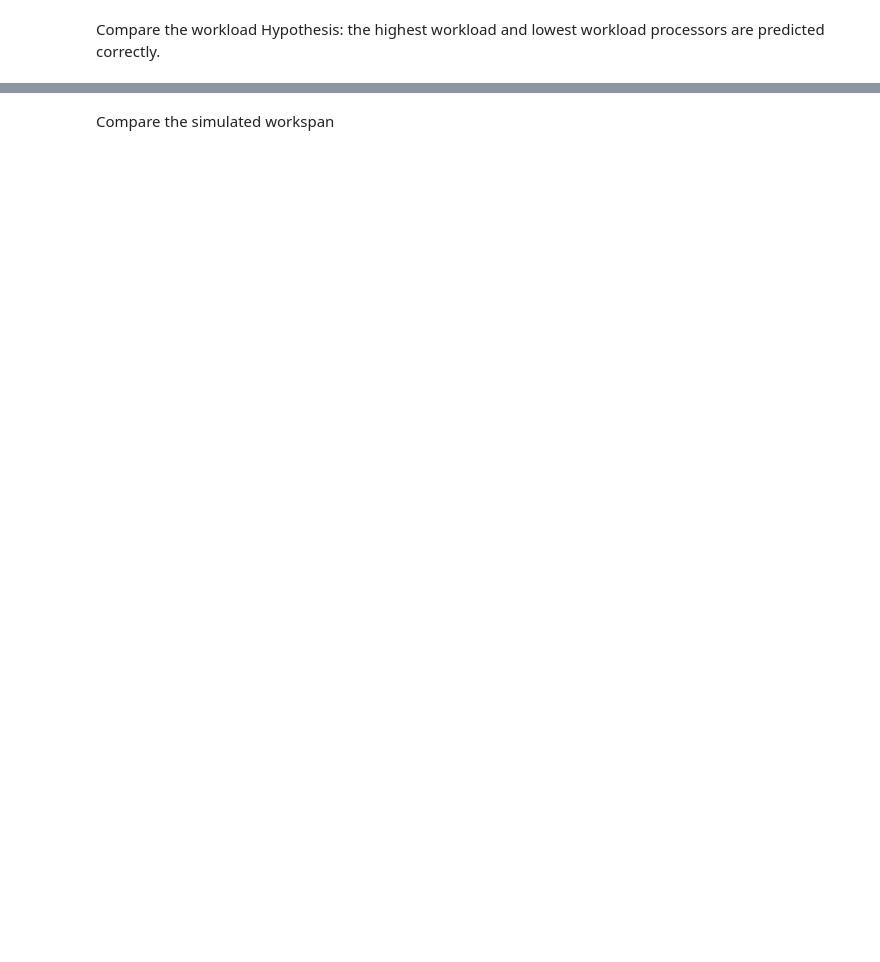
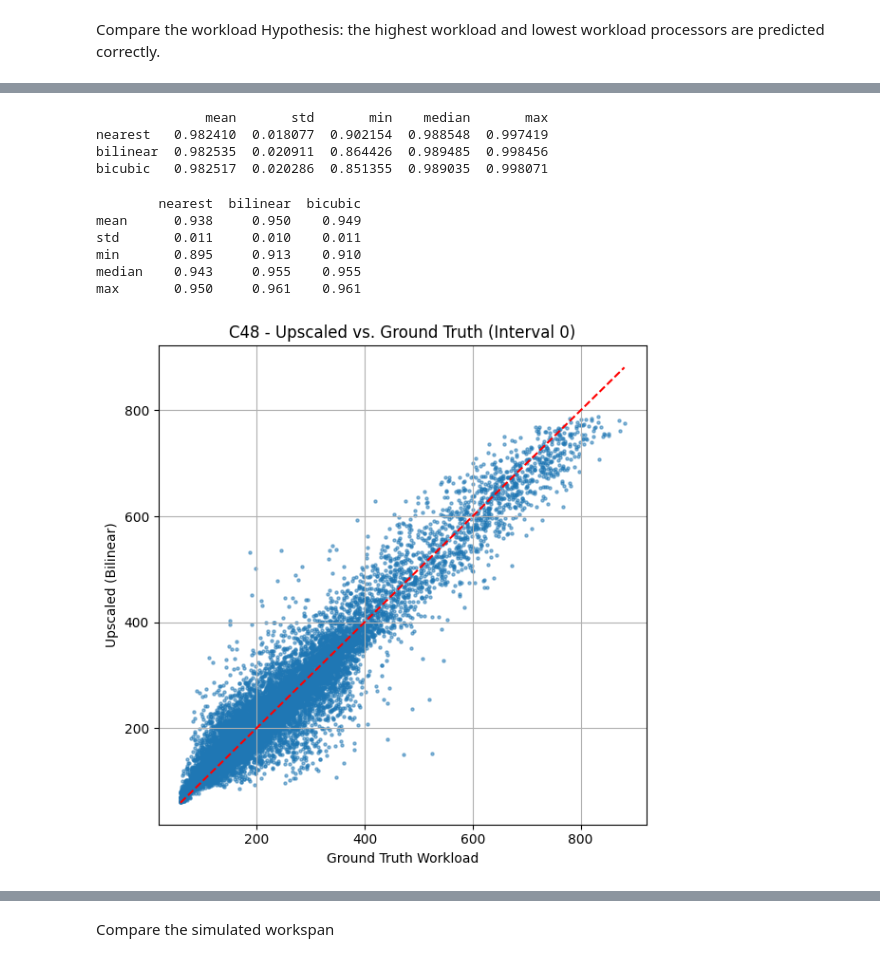
Before and after one commit to Jordan-Sun/simulated-chem, a Jupyter notebook: compare.ipynb, the cells around one changed output, grey strips where cells are left out. Saved outputs shown, nothing was run; the diff lists cells and outputs as text; code cells hidden in the pictures; blank space fills up the shorter version.

```diff
--- a/compare.ipynb
+++ b/compare.ipynb
@@ -94,7 +129,10 @@ Hypothesis: the highest workload and lowest workload processors are predicted co
 # %%
 # Read the workload data
 workload_df = pd.read_csv(f"test/workloads/c{res}.csv", index_col=0, header=0)
-bilinear_workload_df = pd.read_csv(f"test/workloads/bilinear_c24_to_c{res}.csv", index_col=0, header=0)
+
+nearest_workload_df = pd.read_csv(f"temp/workloads/nearest_c24_to_c{res}.csv", index_col=0, header=0)
+bilinear_workload_df = pd.read_csv(f"temp/workloads/bilinear_c24_to_c{res}.csv", index_col=0, header=0)
+bicubic_workload_df = pd.read_csv(f"temp/workloads/bicubic_c24_to_c{res}.csv", index_col=0, header=0)
 
 # Trim the original workload to match the upscaled intervals
 workload_df = workload_df[bilinear_workload_df.columns]
@@ -278,15 +370,5 @@ print(abs_ratio_dev_workload_summary)
 # %%
 from scipy.stats import spearmanr
-
-nearest_workload_df = pd.read_csv(
-    f"test/workloads/nearest_c24_to_c{res}.csv", index_col=0, header=0
-)
-bilinear_workload_df = pd.read_csv(
-    f"test/workloads/bilinear_c24_to_c{res}.csv", index_col=0, header=0
-)
-bicubic_workload_df = pd.read_csv(
-    f"test/workloads/bicubic_c24_to_c{res}.csv", index_col=0, header=0
-)
 
 methods = {
     "nearest": compute_workload(nearest_workload_df, og_assign, procs),
@@ -315,6 +397,11 @@ correlation_summary_df = pd.DataFrame(summary_table).T[
     ["mean", "std", "min", "median", "max"]
 ]
 print(correlation_summary_df)
+# %% [output]
+              mean       std       min    median       max
+nearest   0.982410  0.018077  0.902154  0.988548  0.997419
+bilinear  0.982535  0.020911  0.864426  0.989485  0.998456
+bicubic   0.982517  0.020286  0.851355  0.989035  0.998071
 # %%
 # Compute the spearman correlation for each interval
 def compute_spearman_correlation(
@@ -371,22 +458,31 @@ correlation_table = pd.DataFrame(
 
 # Print the table with comma as separator
 print(correlation_table.to_string(index=True, header=True, float_format="%.3f"))
+# %% [output]
+        nearest  bilinear  bicubic
+mean      0.938     0.950    0.949
+std       0.011     0.010    0.011
+min       0.895     0.913    0.910
+median    0.943     0.955    0.955
+max       0.950     0.961    0.961
 # %%
 import matplotlib.pyplot as plt
 
 interval = 0  # start with a representative interval
 x = workload_df.iloc[:, interval].array
 y = bilinear_workload_df.iloc[:, interval].array
 
 plt.figure(figsize=(6, 6))
 plt.scatter(x, y, alpha=0.5, s=5)
 plt.plot([x.min(), x.max()], [x.min(), x.max()], color="red", linestyle="--")
 plt.xlabel("Ground Truth Workload")
 plt.ylabel("Upscaled (Bilinear)")
-plt.title(f"Upscaled vs. Ground Truth (Interval {interval})")
+plt.title(f"C{res} - Upscaled vs. Ground Truth (Interval {interval})")
 plt.grid(True)
 plt.tight_layout()
 plt.show()
+# %% [output]
+[figure, added]
 # %%
 # Repeat it but using data from all intervals
 x = workload_df.values.flatten()
```
Also changed, not shown: parts of 14 cells of this notebook, 3 other files.
